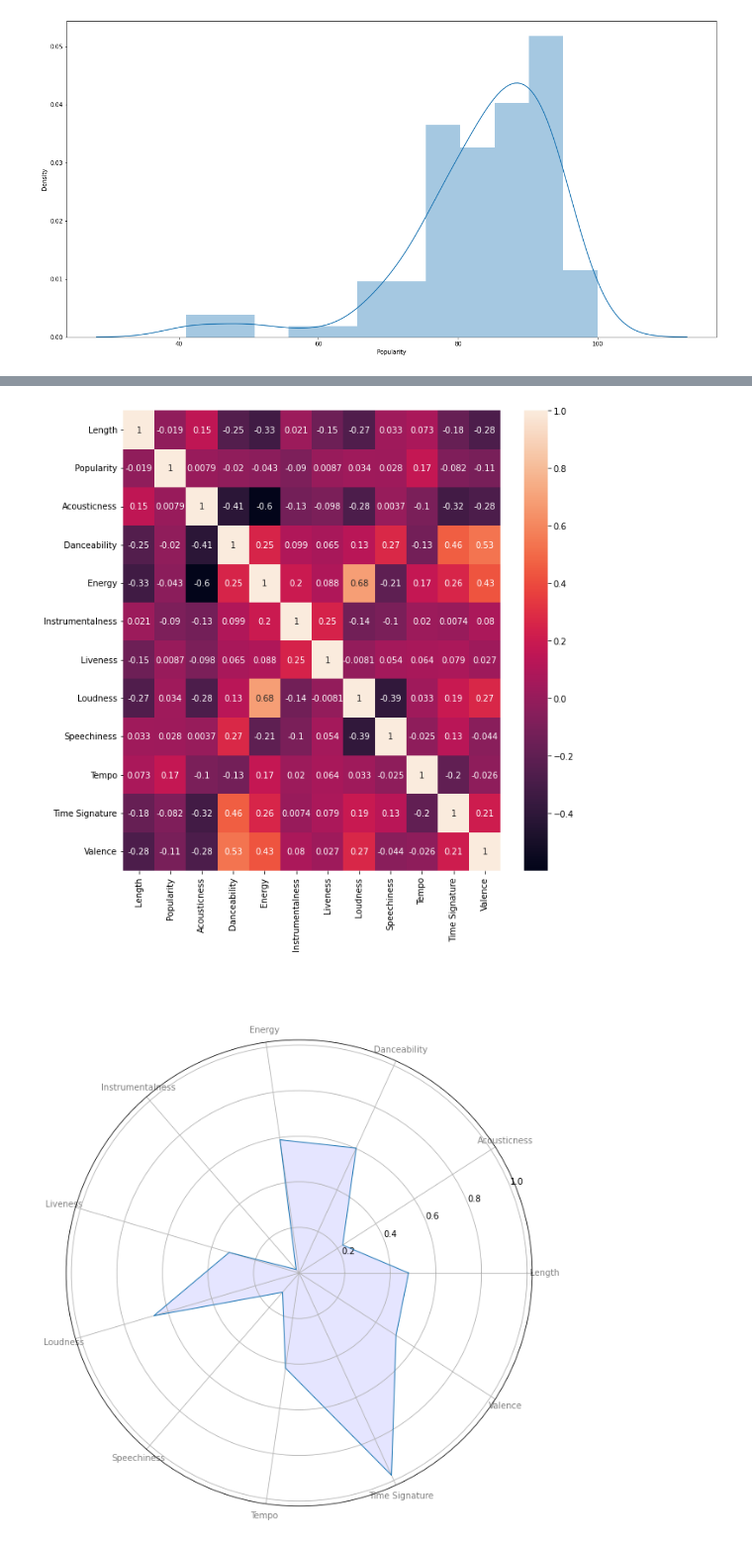
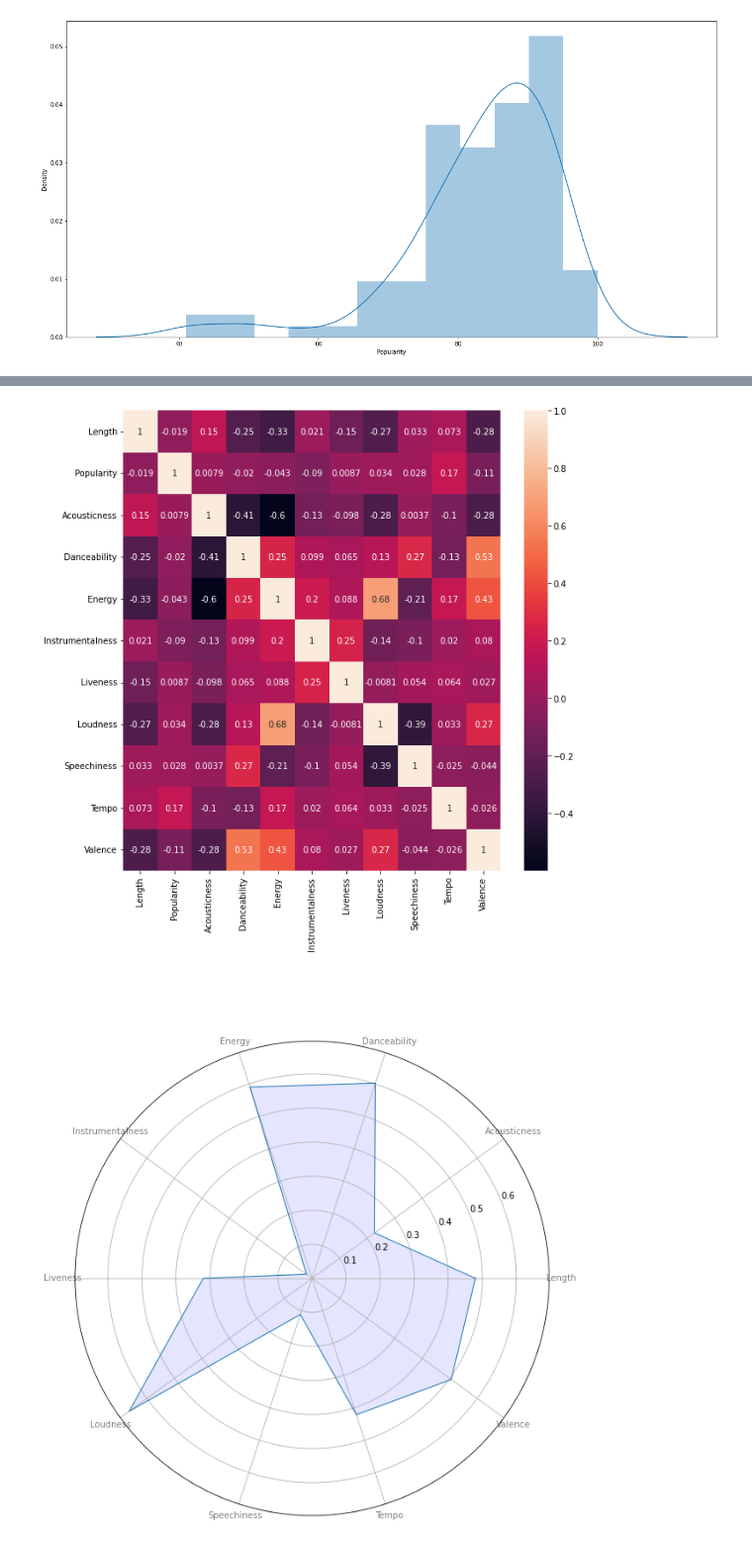
Before and after one commit to jadefreese/SpotifyTop50-Data-Analysis, a Jupyter notebook: Data/Understanding the Data.ipynb, the cells around one changed output, grey strips where cells are left out. Shown: that part at 99% size. Saved outputs shown, nothing was run; the diff lists cells and outputs as text; code cells hidden in the pictures.

```diff
--- a/Data/Understanding the Data.ipynb
+++ b/Data/Understanding the Data.ipynb
@@ -77,9 +79,13 @@ allTracks_df.head()
 | 4 | MONEY | LALISA | LISA | 2021-09-10 | 168227 | 93 | 0.1610 | 0.831 | 0.554 | ... |
 5 rows × 22 columns
 # %%
-#Format the Release Date column for analysis
+#Format the Release Date column (y-m-d) for analysis
 allTracks_df['Release Date'] = pd.to_datetime(allTracks_df['Release Date'],format='%Y-%m-%d')
-#check for null values and data types in each column
+#change miliseconds to minutes
+allTracks_df['Length']=allTracks_df['Length']/60000
+#save the compiled dataframe
+allTracks_df.to_csv(r'C:\\Users\\Jessica\\Spot50-Data-Analysis\\Data\\CompiledPlaylists.csv', index = False)
+#check for null values
 allTracks_df.info()
 # %% [output]
 <class 'pandas.core.frame.DataFrame'>
@@ -187,8 +203,12 @@ fig.savefig(r'C:\Users\Jessica\Spot50-Data-Analysis\Images\DistributionDensity.p
 # %%
-#need to rescale length, popularity, loudness, tempo, time signature
-#drop country, dummy variables, name, album, artist, and release date
+#drop country, dummy variables, name, album, artist, and release date to analyze the features
+#drop Time Signature because it is already a predicted value by Spotify
 all_features = allTracks_df.copy()
-all_features.drop(['Global','USA','Australia','Canada','Ireland','UK','Name','Artist','Album','Release Date'],axis=1, inplace=True)
+all_features.drop(['Global','USA','Australia','Canada','Ireland','UK','Name',
+                   'Artist','Album','Release Date','Time Signature'],axis=1,
+                   inplace=True)
+#Save the cleaned data for regression analysis
+all_features.to_csv(r'C:\\Users\\Jessica\\Spot50-Data-Analysis\\Data\\Features.csv', index = False)
 all_features.head()
 # %% [output]
 |  | Length | Popularity | Acousticness | Danceability | Energy | Instrumentalness | Liveness | Loudness | ... |
@@ -220,48 +241,42 @@ all_features
 # %%
+#create a heat map to analyze the correlation between audio features and popularity
 corr = all_features.corr()
 fig, ax = plt.subplots(figsize=(10,10))
 sns.heatmap(corr, annot=True, ax=ax)
 plt.show()
 fig.savefig(r'C:\Users\Jessica\Spot50-Data-Analysis\Images\FeaturesHeatMap.png')
 # %% [output]
-[figure, old version]
+[figure, new version]
 # %%
+#plot a star graph to see visually compare audio feature magnitude
 fig, ax = plt.subplots(figsize=(10,10))
 features = ['Length','Acousticness','Danceability','Energy','Instrumentalness',
-            'Liveness','Loudness','Speechiness','Tempo','Time Signature',
-            'Valence']
+            'Liveness','Loudness','Speechiness','Tempo','Valence']
 
-# number of variable
+
 N=len(features)
-# We are going to plot the first line of the data frame.
-# But we need to repeat the first value to close the circular graph:
 
 feature_val = list()
 for vals in features:
     feature_val.append(all_features[vals].mean())
 feature_val.append(all_features[features[0]].mean())
 
-# What will be the angle of each axis in the plot? (we divide the plot / number of variable)
 angles = [n / float(N) * 2 * pi for n in range(N)]
 angles += angles[:1]
 
-# Initialise the spider plot
 ax = plt.subplot(1, 1, 1, polar=True)
 
-# Draw one axe per variable + add labels labels yet
 plt.xticks(angles[:-1], features, color='grey', size=10)
 
 plt.subplots_adjust(hspace = 0.5)
 
-# Plot data
 ax.plot(angles, feature_val, linewidth=1, linestyle='solid')
 
-# Fill area
 ax.fill(angles, feature_val, 'b', alpha=0.1)
 
 plt.title('Audio Features', color = 'white', size=16, y=1.1)
 
 plt.show()
 fig.savefig(r'C:\Users\Jessica\Spot50-Data-Analysis\Images\star.png')
 # %% [output]
-[figure, old version]
+[figure, new version]
```
Also changed, not shown: parts of 24 cells of this notebook, 15 other files.
